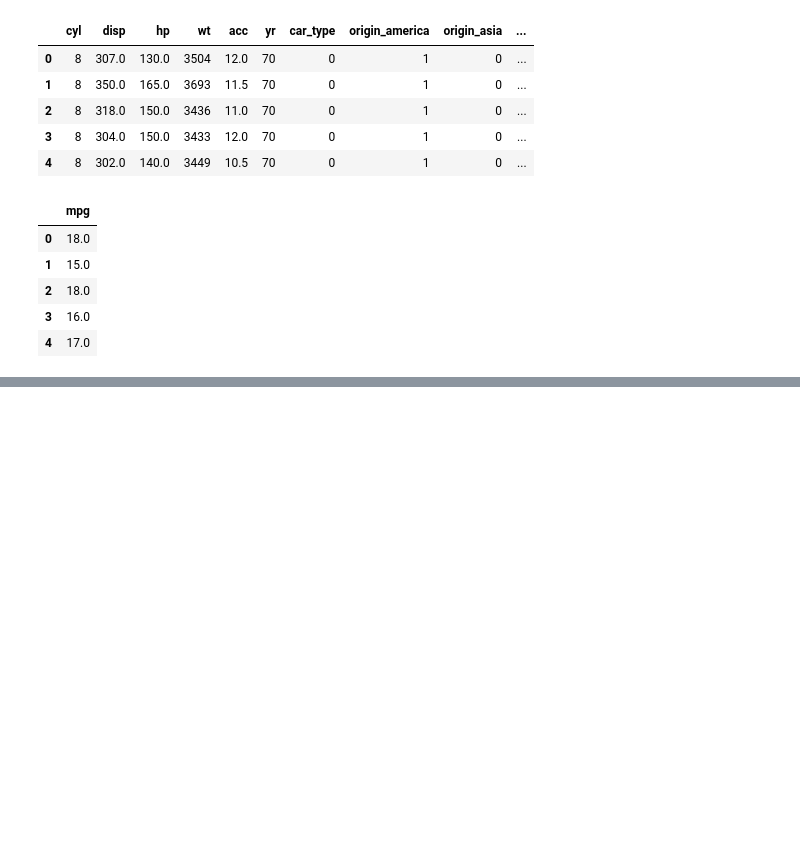
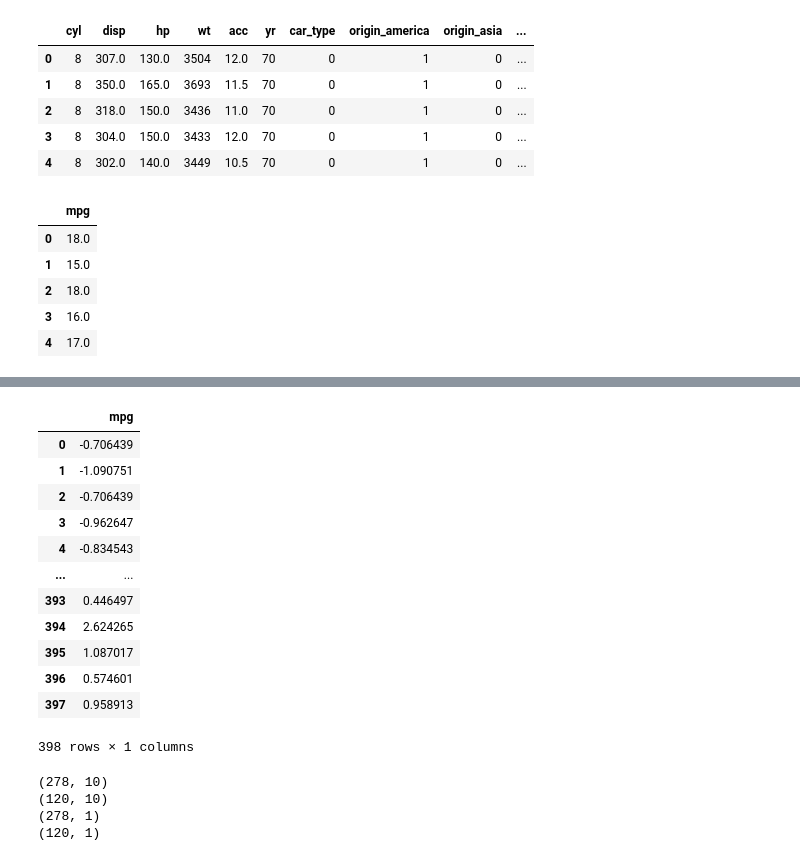
Before and after one commit to ravi541/ai-engineering-playground, a Jupyter notebook: MachieneLearning/Regularization/Reg.ipynb, the cells around one changed output, grey strips where cells are left out. Cells and saved outputs as stored; diff of their text form; code cells hidden in the pictures; blank space fills up the shorter version.

```diff
--- a/MachieneLearning/Regularization/Reg.ipynb
+++ b/MachieneLearning/Regularization/Reg.ipynb
@@ -114,0 +131,3 @@ x_s=preprocessing.scale(x)
+# %%
+y_s=preprocessing.scale(y)
+y_s
@@ -114,0 +171,16 @@ x_s=preprocessing.scale(x)
+# %%
+y_s
+# %% [output]
+|  | mpg |
+| 0 | -0.706439 |
+| 1 | -1.090751 |
+| 2 | -0.706439 |
+| 3 | -0.962647 |
+| 4 | -0.834543 |
+| ... | ... |
+| 393 | 0.446497 |
+| 394 | 2.624265 |
+| 395 | 1.087017 |
+| 396 | 0.574601 |
+| 397 | 0.958913 |
+398 rows × 1 columns
@@ -114,0 +189,10 @@ x_s=preprocessing.scale(x)
+# %%
+print(x_train.shape)
+print(x_test.shape)
+print(y_train.shape)
+print(y_test.shape)
+# %% [output]
+(278, 10)
+(120, 10)
+(278, 1)
+(120, 1)
```
Also changed, not shown: parts of 8 cells of this notebook.
